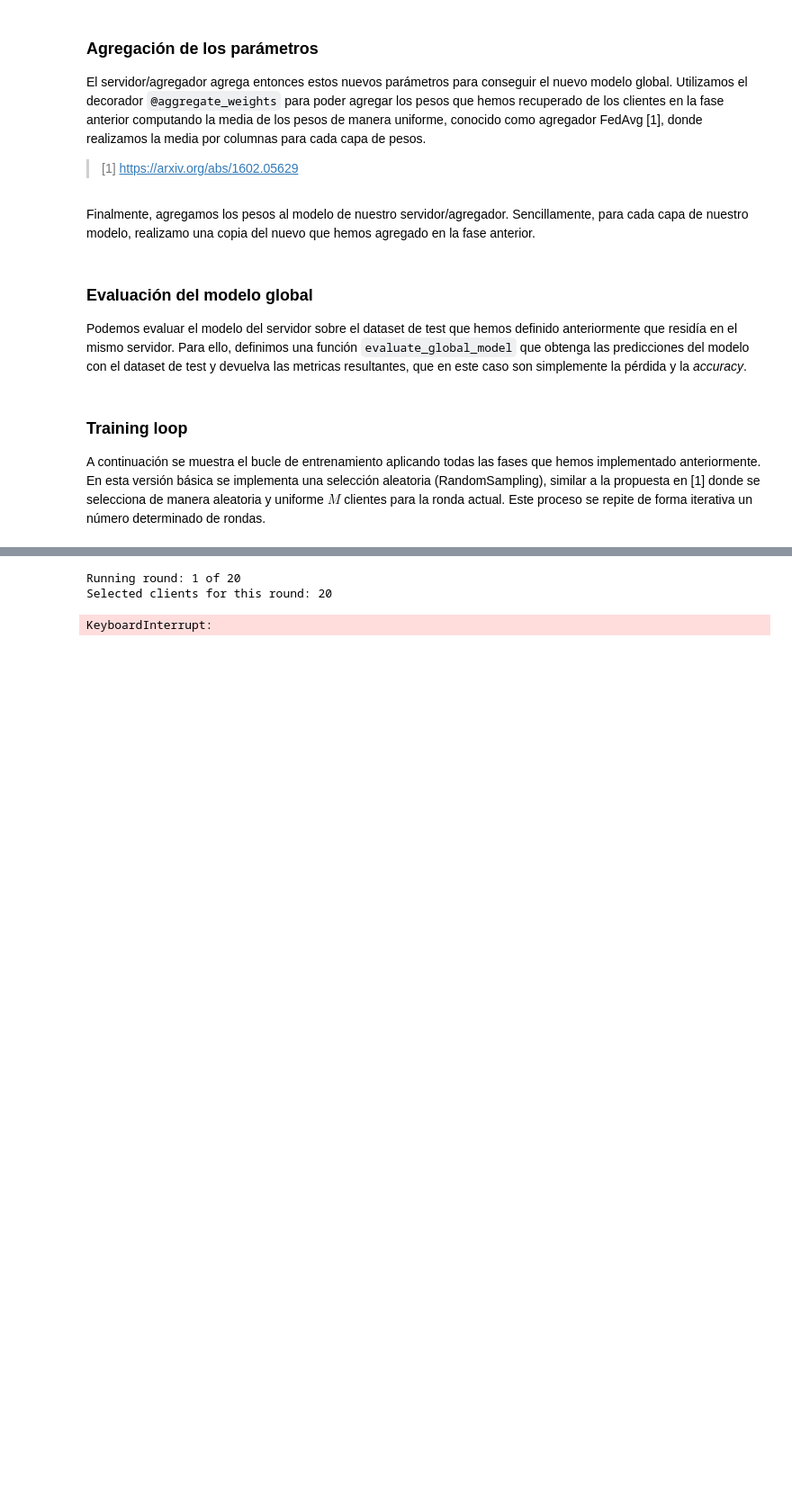
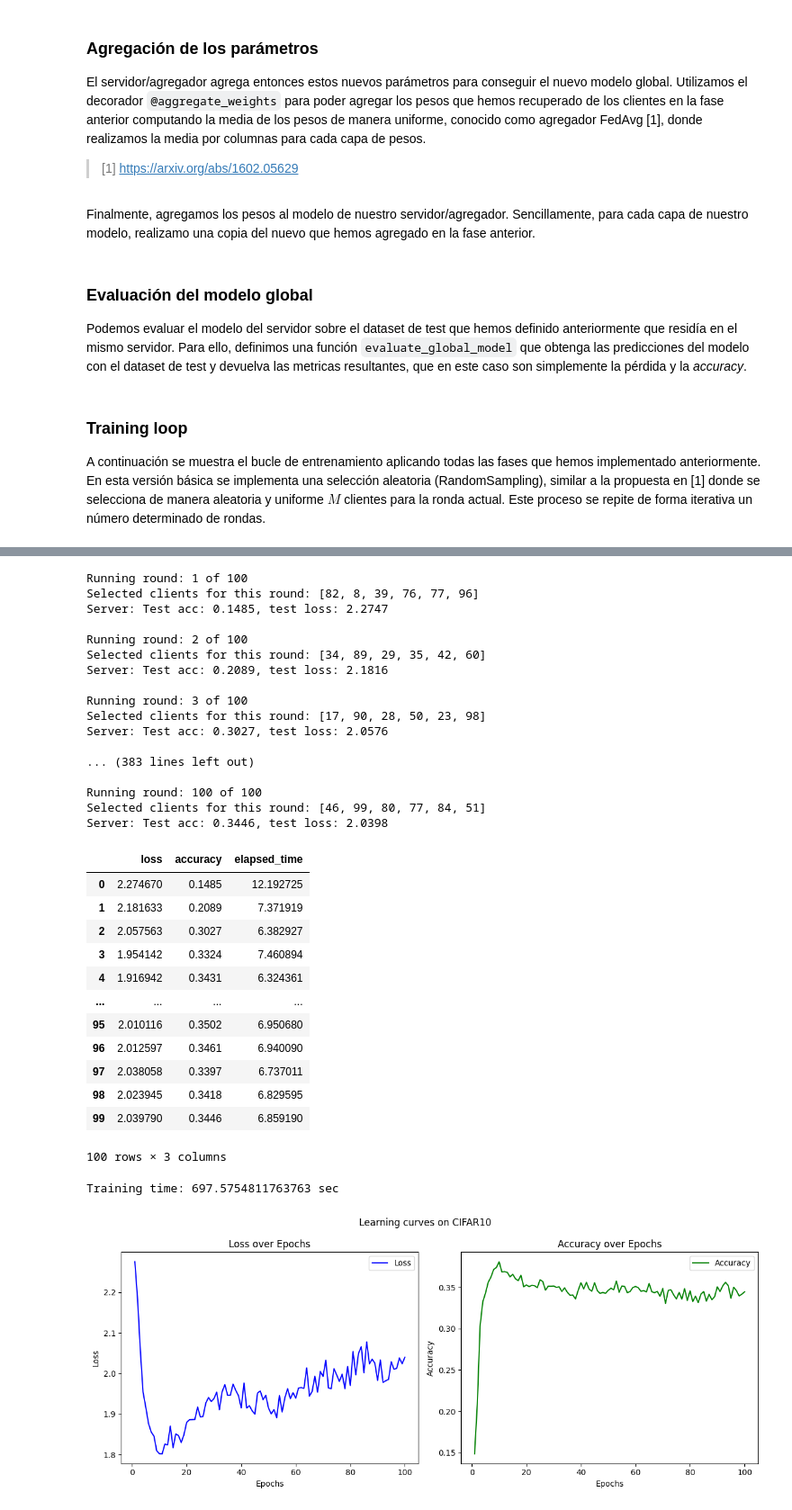
Before and after one commit to mayoras/flex-cs, a Jupyter notebook: notebooks/random.ipynb, the cells around one changed output, grey strips where cells are left out. Shown at 90% size. Saved outputs shown, nothing was run; the diff lists cells and outputs as text; code cells hidden in the pictures; blank space fills up the shorter version.

```diff
--- a/notebooks/random.ipynb
+++ b/notebooks/random.ipynb
@@ -597,7 +728,43 @@ KeyboardInterrupt:
 # %%
-losses, accuracies = train_n_rounds(pool_cifar, n_rounds=20, clients_per_round=20, problem="cifar")
+start = time.time()
+losses, accuracies, elapsed = train_n_rounds(pool_cifar, n_rounds=CIFAR_ROUNDS, clients_per_round=6, problem="cifar")
+end = time.time()
+
+# save results
+save_data(pool_cifar, losses, accuracies, elapsed, f"rand_cifar_{CIFAR_ROUNDS}")
+
+print(f"Training time: {end - start} sec")
 plot_loss_accuracy(losses, accuracies, title="Learning curves on CIFAR10")
 # %% [output]
-Running round: 1 of 20
-Selected clients for this round: 20
+Running round: 1 of 100
+Selected clients for this round: [82, 8, 39, 76, 77, 96]
+Server: Test acc: 0.1485, test loss: 2.2747
+
+Running round: 2 of 100
+Selected clients for this round: [34, 89, 29, 35, 42, 60]
+Server: Test acc: 0.2089, test loss: 2.1816
+
+Running round: 3 of 100
+Selected clients for this round: [17, 90, 28, 50, 23, 98]
+Server: Test acc: 0.3027, test loss: 2.0576
+
+... (383 lines left out)
+
+Running round: 100 of 100
+Selected clients for this round: [46, 99, 80, 77, 84, 51]
+Server: Test acc: 0.3446, test loss: 2.0398
+|  | loss | accuracy | elapsed_time |
+| 0 | 2.274670 | 0.1485 | 12.192725 |
+| 1 | 2.181633 | 0.2089 | 7.371919 |
+| 2 | 2.057563 | 0.3027 | 6.382927 |
+| 3 | 1.954142 | 0.3324 | 7.460894 |
+| 4 | 1.916942 | 0.3431 | 6.324361 |
+| ... | ... | ... | ... |
+| 95 | 2.010116 | 0.3502 | 6.950680 |
+| 96 | 2.012597 | 0.3461 | 6.940090 |
+| 97 | 2.038058 | 0.3397 | 6.737011 |
+| 98 | 2.023945 | 0.3418 | 6.829595 |
+| 99 | 2.039790 | 0.3446 | 6.859190 |
-KeyboardInterrupt:
+100 rows × 3 columns
+Training time: 697.5754811763763 sec
+[figure, added]
```
Also changed, not shown: parts of 21 cells of this notebook, 2 other files.
